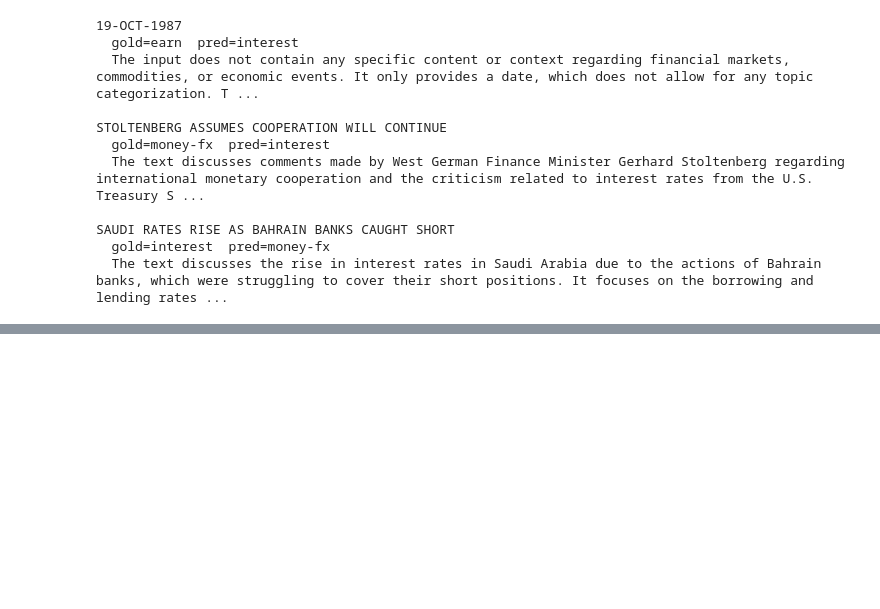
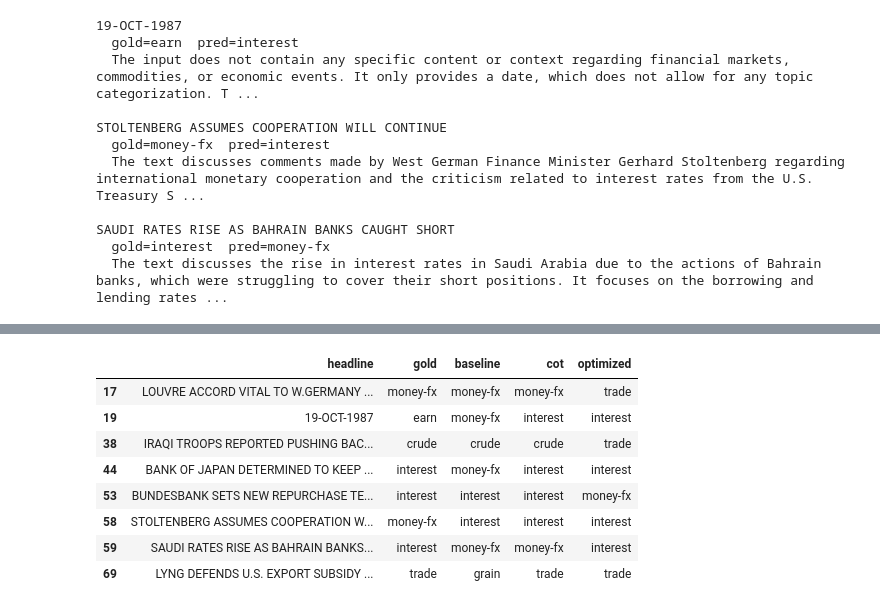
Before and after one commit to fischerdm/rag-boilerplate-dspy, a Jupyter notebook: results.ipynb, the cells around one changed output, grey strips where cells are left out. Drawn from its saved outputs; the diff is of its cells as text; code cells hidden in the pictures; blank space fills up the shorter version.

```diff
--- a/results.ipynb
+++ b/results.ipynb
@@ -175,0 +214,13 @@ SAUDI RATES RISE AS BAHRAIN BANKS CAUGHT SHORT
+# %%
+all3 = both.assign(optimized=df_opt.pred)
+all3[(all3.baseline != all3.gold) | (all3.cot != all3.gold) | (all3.optimized != all3.gold)]
+# %% [output]
+|  | headline | gold | baseline | cot | optimized |
+| 17 | LOUVRE ACCORD VITAL TO W.GERMANY ... | money-fx | money-fx | money-fx | trade |
+| 19 | 19-OCT-1987 | earn | money-fx | interest | interest |
+| 38 | IRAQI TROOPS REPORTED PUSHING BAC... | crude | crude | crude | trade |
+| 44 | BANK OF JAPAN DETERMINED TO KEEP ... | interest | money-fx | interest | interest |
+| 53 | BUNDESBANK SETS NEW REPURCHASE TE... | interest | interest | interest | money-fx |
+| 58 | STOLTENBERG ASSUMES COOPERATION W... | money-fx | interest | interest | interest |
+| 59 | SAUDI RATES RISE AS BAHRAIN BANKS... | interest | money-fx | money-fx | interest |
+| 69 | LYNG DEFENDS U.S. EXPORT SUBSIDY ... | trade | grain | trade | trade |
```
Also changed, not shown: parts of 11 cells of this notebook.
